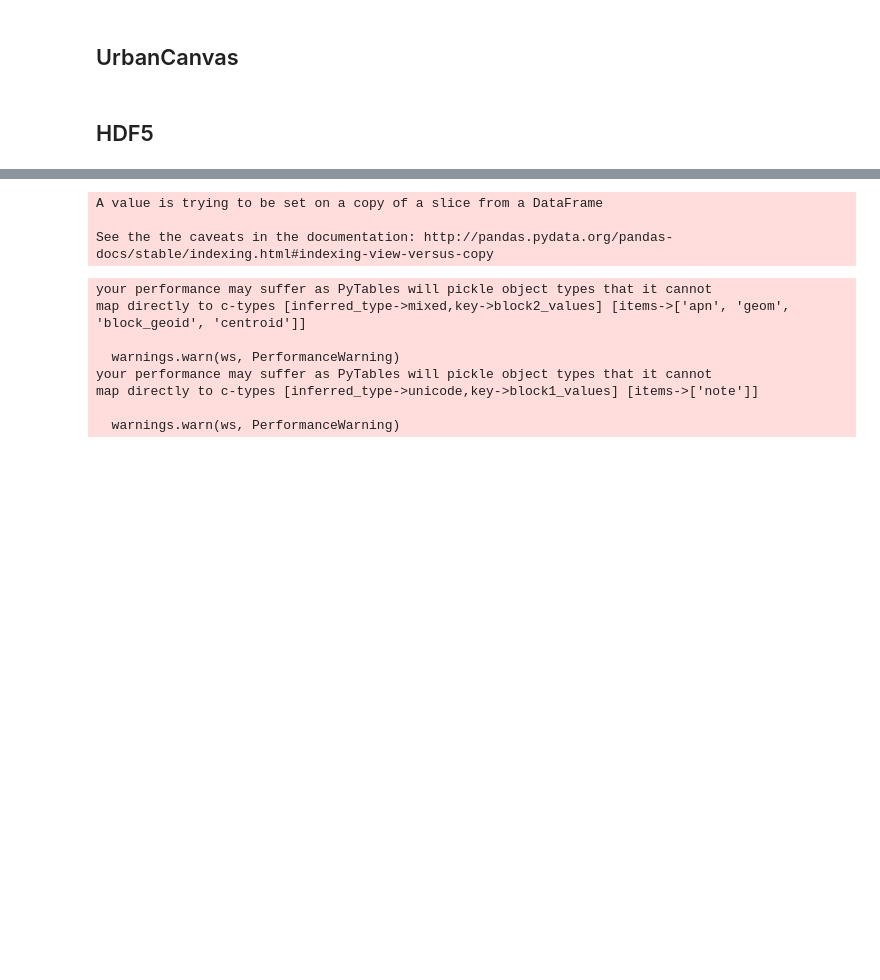
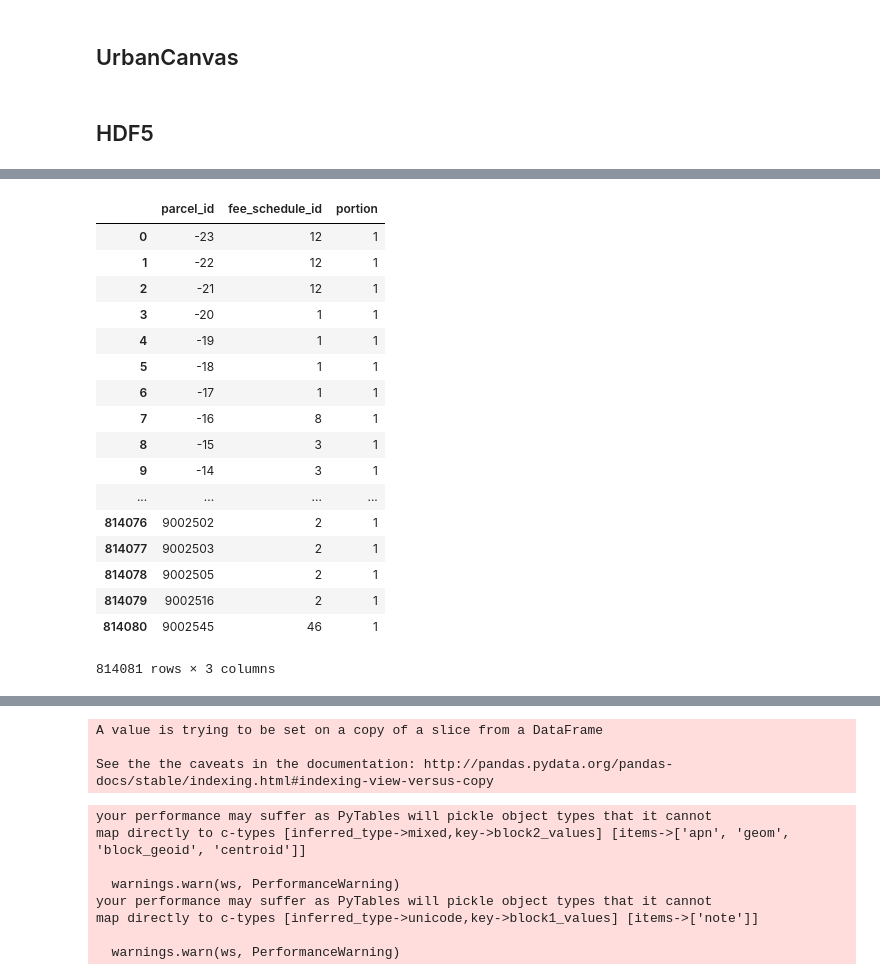
Before and after one commit to UDST/sandag_urbansim, a Jupyter notebook: notebooks/export.ipynb, the cells around one changed output, grey strips where cells are left out. Saved outputs shown, nothing was run; the diff lists cells and outputs as text; code cells hidden in the pictures; blank space fills up the shorter version.

Commit message:
Fees, DEFM space controls, feasibility, and residential developer

```diff
--- a/notebooks/export.ipynb
+++ b/notebooks/export.ipynb
@@ -122,0 +131,25 @@ assessor_transactions = db_to_df('select * from assessor_transactions').set_inde
+# %%
+from spandex.io import exec_sql,  df_to_db
+fee_schedule = db_to_df('select fee_schedule_id, development_type_id, development_fee_per_unit_space_initial from staging.fee_schedule')
+parcel_fee_schedule = db_to_df('select parcelid as parcel_id, fee_schedule_id, portion from staging.parcel_fee_schedule')
+# %%
+parcel_fee_schedule
+# %% [output]
+|  | parcel_id | fee_schedule_id | portion |
+| 0 | -23 | 12 | 1 |
+| 1 | -22 | 12 | 1 |
+| 2 | -21 | 12 | 1 |
+| 3 | -20 | 1 | 1 |
+| 4 | -19 | 1 | 1 |
+| 5 | -18 | 1 | 1 |
+| 6 | -17 | 1 | 1 |
+| 7 | -16 | 8 | 1 |
+| 8 | -15 | 3 | 1 |
+| 9 | -14 | 3 | 1 |
+| ... | ... | ... | ... |
+| 814076 | 9002502 | 2 | 1 |
+| 814077 | 9002503 | 2 | 1 |
+| 814078 | 9002505 | 2 | 1 |
+| 814079 | 9002516 | 2 | 1 |
+| 814080 | 9002545 | 46 | 1 |
+814081 rows × 3 columns
```
Also changed, not shown: parts of 7 cells of this notebook, 12 other files.
